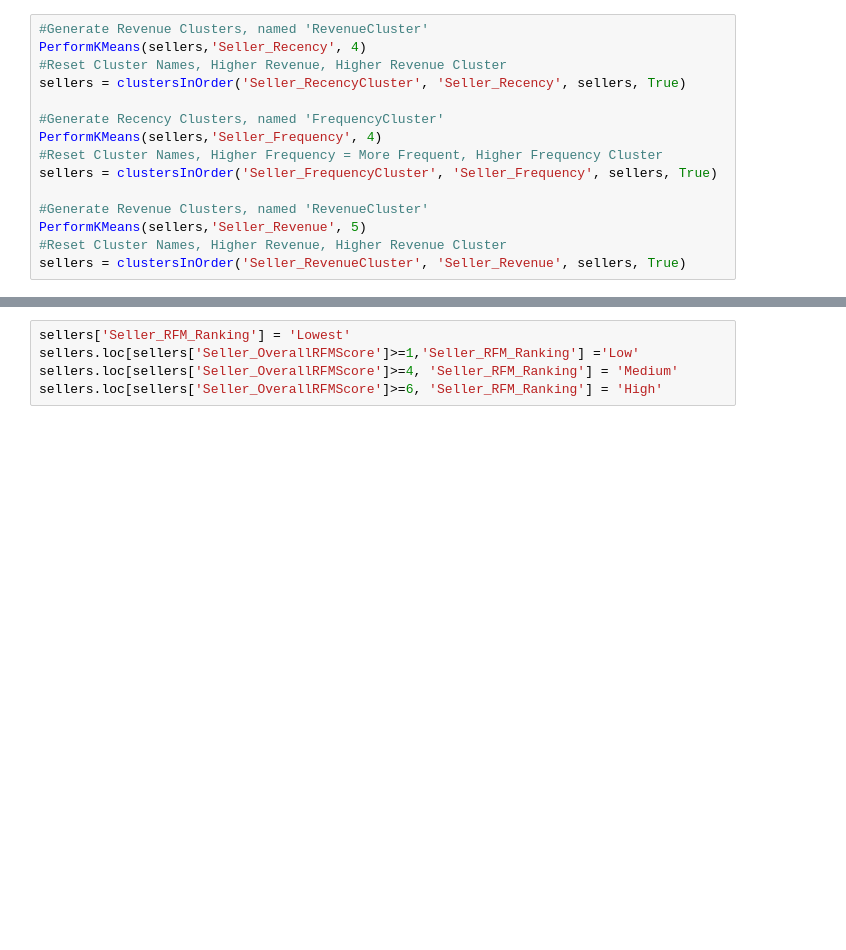
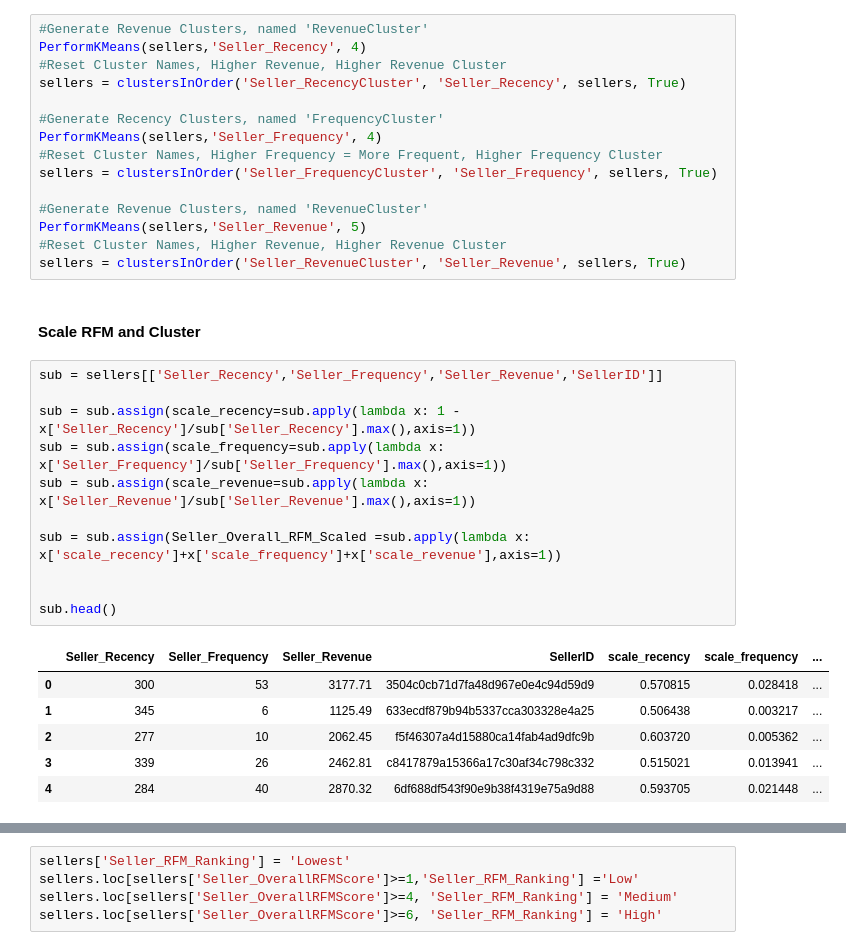
Before and after one commit to deakynek/SpringBoardProjects, a Jupyter notebook: Capstone3/EDA.ipynb, the cells around one changed output, grey strips where cells are left out. Cells and saved outputs as stored; diff of their text form; blank space fills up the shorter version.

```diff
--- a/Capstone3/EDA.ipynb
+++ b/Capstone3/EDA.ipynb
@@ -364,3 +416,23 @@ sellers = clustersInOrder('Seller_FrequencyCluster', 'Seller_Frequency', sellers
 PerformKMeans(sellers,'Seller_Revenue', 5)
 #Reset Cluster Names, Higher Revenue, Higher Revenue Cluster
 sellers = clustersInOrder('Seller_RevenueCluster', 'Seller_Revenue', sellers, True)
+# %% [markdown]
+<h4>Scale RFM and Cluster</h4>
+# %%
+sub = sellers[['Seller_Recency','Seller_Frequency','Seller_Revenue','SellerID']]
+
+sub = sub.assign(scale_recency=sub.apply(lambda x: 1 - x['Seller_Recency']/sub['Seller_Recency'].max(),axis=1))
+sub = sub.assign(scale_frequency=sub.apply(lambda x: x['Seller_Frequency']/sub['Seller_Frequency'].max(),axis=1))
+sub = sub.assign(scale_revenue=sub.apply(lambda x: x['Seller_Revenue']/sub['Seller_Revenue'].max(),axis=1))
+
+sub = sub.assign(Seller_Overall_RFM_Scaled =sub.apply(lambda x: x['scale_recency']+x['scale_frequency']+x['scale_revenue'],axis=1))
+
+
+sub.head()
+# %% [output]
+|  | Seller_Recency | Seller_Frequency | Seller_Revenue | SellerID | scale_recency | scale_frequency | ... |
+| 0 | 300 | 53 | 3177.71 | 3504c0cb71d7fa48d967e0e4c94d59d9 | 0.570815 | 0.028418 | ... |
+| 1 | 345 | 6 | 1125.49 | 633ecdf879b94b5337cca303328e4a25 | 0.506438 | 0.003217 | ... |
+| 2 | 277 | 10 | 2062.45 | f5f46307a4d15880ca14fab4ad9dfc9b | 0.603720 | 0.005362 | ... |
+| 3 | 339 | 26 | 2462.81 | c8417879a15366a17c30af34c798c332 | 0.515021 | 0.013941 | ... |
+| 4 | 284 | 40 | 2870.32 | 6df688df543f90e9b38f4319e75a9d88 | 0.593705 | 0.021448 | ... |
```
Also changed, not shown: parts of 31 cells of this notebook.
